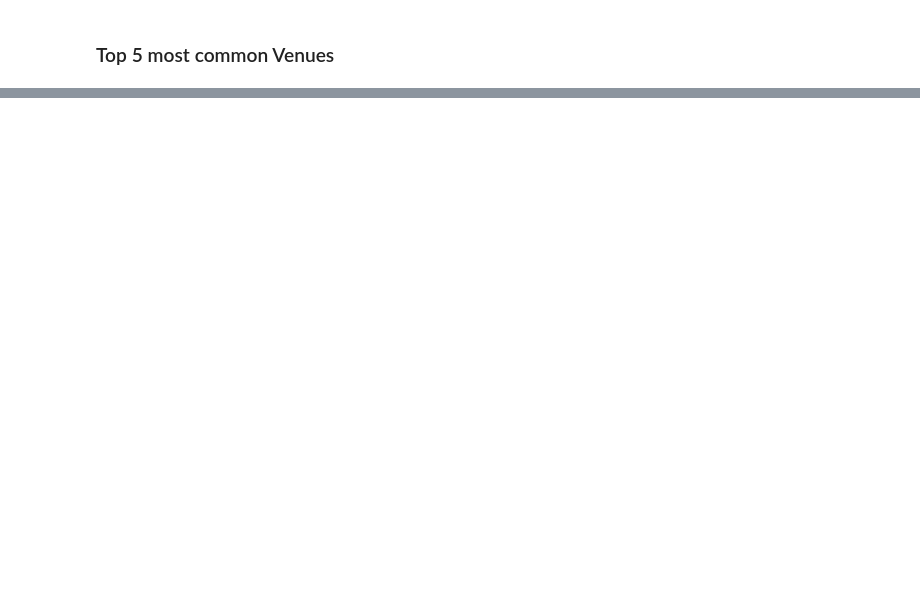
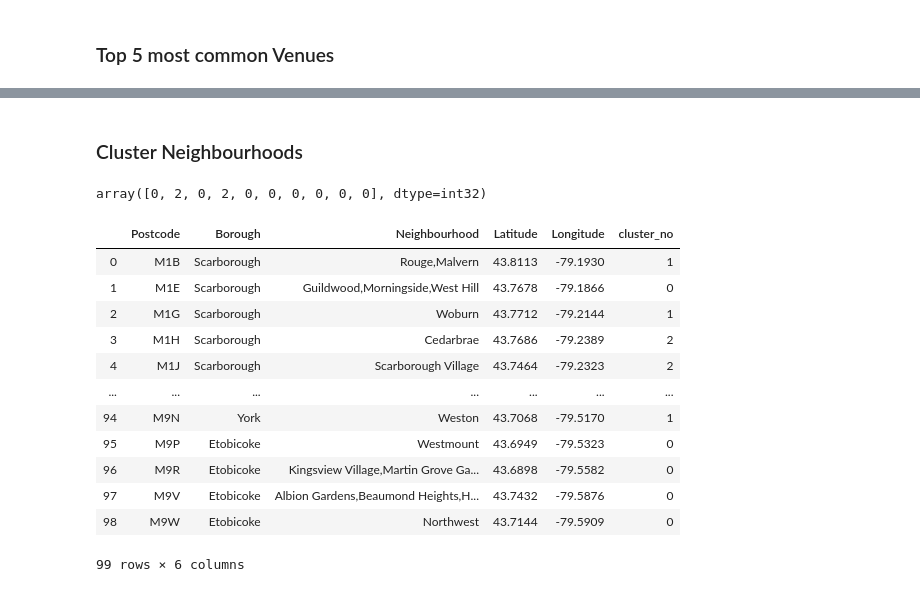
Before and after one commit to EagleDangar/IBM-Capstone-Project, a Jupyter notebook: the Battle of the neighborhoods.ipynb, the cells around one changed output, grey strips where cells are left out. Saved outputs shown, nothing was run; the diff lists cells and outputs as text; code cells hidden in the pictures; blank space fills up the shorter version.

Commit message:
Clustering Done

```diff
--- a/the Battle of the neighborhoods.ipynb
+++ b/the Battle of the neighborhoods.ipynb
@@ -279,0 +272,15 @@ west_toronto_venues_grouped.T.apply(lambda x : x.sort_values(ascending=False).in
+# %%
+torronto_common_venues = pd.DataFrame()
+torronto_grouped_venues = pd.DataFrame()
+
+
+for borough in clusters_df.Borough.unique():
+    print("---------------------------")
+    print("Getting Data of {} ".format(borough))
+    print()
+
+    commn_df,grouped_df = get_top_five_common_places(borough)
+
+    torronto_common_venues = pd.concat([torronto_common_venues,commn_df],sort=False)
+    torronto_grouped_venues = pd.concat([torronto_grouped_venues,grouped_df],sort=False)
+    torronto_grouped_venues = torronto_grouped_venues.fillna(0.0)
@@ -279,0 +328,2 @@ west_toronto_venues_grouped.T.apply(lambda x : x.sort_values(ascending=False).in
+# %% [markdown]
+### Cluster Neighbourhoods
@@ -279,0 +333,33 @@ west_toronto_venues_grouped.T.apply(lambda x : x.sort_values(ascending=False).in
+# %%
+# set number of clusters
+kclusters = 5
+
+c_toronto_grouped_clustering = torronto_grouped_venues.drop(['Neighbourhood','Borough'], 1)
+
+# run k-means clustering
+kmeans = KMeans(n_clusters=kclusters, random_state=0).fit(c_toronto_grouped_clustering)
+
+# check cluster labels generated for each row in the dataframe
+kmeans.labels_[0:10]
+# %% [output]
+array([0, 2, 0, 2, 0, 0, 0, 0, 0, 0], dtype=int32)
+# %%
+torronto_grouped_venues.loc[:,"cluster_no"] = kmeans.labels_
+# %%
+updt_clusters_df = clusters_df.merge(torronto_grouped_venues.loc[:,["Neighbourhood","cluster_no"]],on="Neighbourhood")
+# %%
+updt_clusters_df
+# %% [output]
+|  | Postcode | Borough | Neighbourhood | Latitude | Longitude | cluster_no |
+| 0 | M1B | Scarborough | Rouge,Malvern | 43.8113 | -79.1930 | 1 |
+| 1 | M1E | Scarborough | Guildwood,Morningside,West Hill | 43.7678 | -79.1866 | 0 |
+| 2 | M1G | Scarborough | Woburn | 43.7712 | -79.2144 | 1 |
+| 3 | M1H | Scarborough | Cedarbrae | 43.7686 | -79.2389 | 2 |
+| 4 | M1J | Scarborough | Scarborough Village | 43.7464 | -79.2323 | 2 |
+| ... | ... | ... | ... | ... | ... | ... |
+| 94 | M9N | York | Weston | 43.7068 | -79.5170 | 1 |
+| 95 | M9P | Etobicoke | Westmount | 43.6949 | -79.5323 | 0 |
+| 96 | M9R | Etobicoke | Kingsview Village,Martin Grove Ga... | 43.6898 | -79.5582 | 0 |
+| 97 | M9V | Etobicoke | Albion Gardens,Beaumond Heights,H... | 43.7432 | -79.5876 | 0 |
+| 98 | M9W | Etobicoke | Northwest | 43.7144 | -79.5909 | 0 |
+99 rows × 6 columns
```
Also changed, not shown: parts of 7 cells of this notebook.
